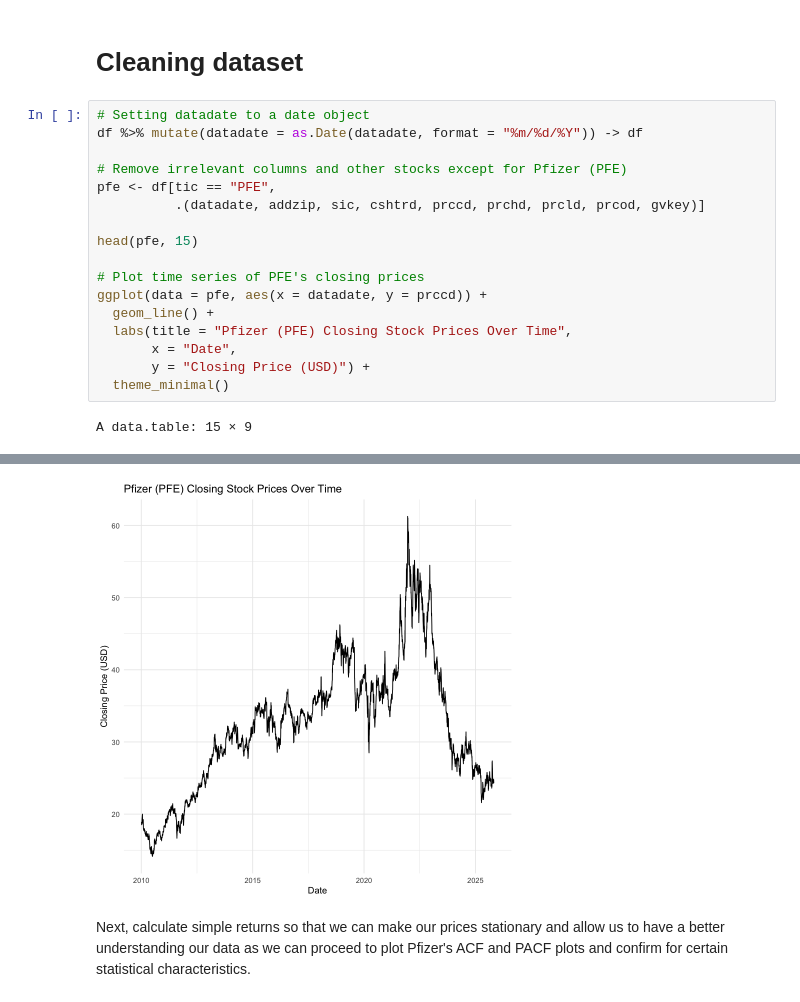
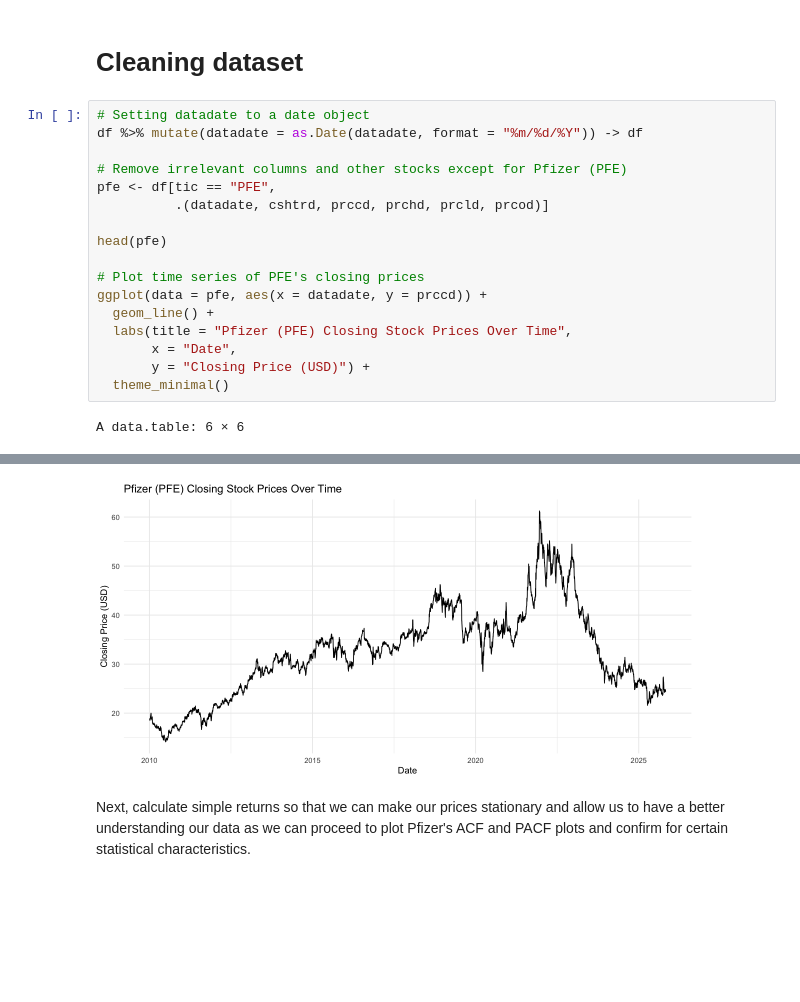
Before and after one commit to hivan04/final-r-assignment, a Jupyter notebook: main.ipynb, the cells around one changed output, grey strips where cells are left out. Saved outputs shown, nothing was run; the diff lists cells and outputs as text; blank space fills up the shorter version.

```diff
--- a/main.ipynb
+++ b/main.ipynb
@@ -36,9 +24,9 @@ df %>% mutate(datadate = as.Date(datadate, format = "%m/%d/%Y")) -> df
 
 # Remove irrelevant columns and other stocks except for Pfizer (PFE)
 pfe <- df[tic == "PFE",
-          .(datadate, addzip, sic, cshtrd, prccd, prchd, prcld, prcod, gvkey)]
+          .(datadate, cshtrd, prccd, prchd, prcld, prcod)]
 
-head(pfe, 15)
+head(pfe)
 
 # Plot time series of PFE's closing prices
 ggplot(data = pfe, aes(x = datadate, y = prccd)) +
@@ -48,4 +36,4 @@ ggplot(data = pfe, aes(x = datadate, y = prccd)) +
        y = "Closing Price (USD)") +
   theme_minimal()
 # %% [output]
-A data.table: 15 × 9
+A data.table: 6 × 6
@@ -69,4 +48,4 @@ A data.table: 15 × 9
-[figure, old version]
+[figure, new version]
 # %% [markdown]
 Next, calculate simple returns so that we can make our prices stationary and allow us to have a better understanding our data as we can proceed to plot Pfizer's ACF and PACF plots and confirm for certain statistical characteristics.
 # %%
```
Also changed, not shown: parts of 17 cells of this notebook, 2 other files.
